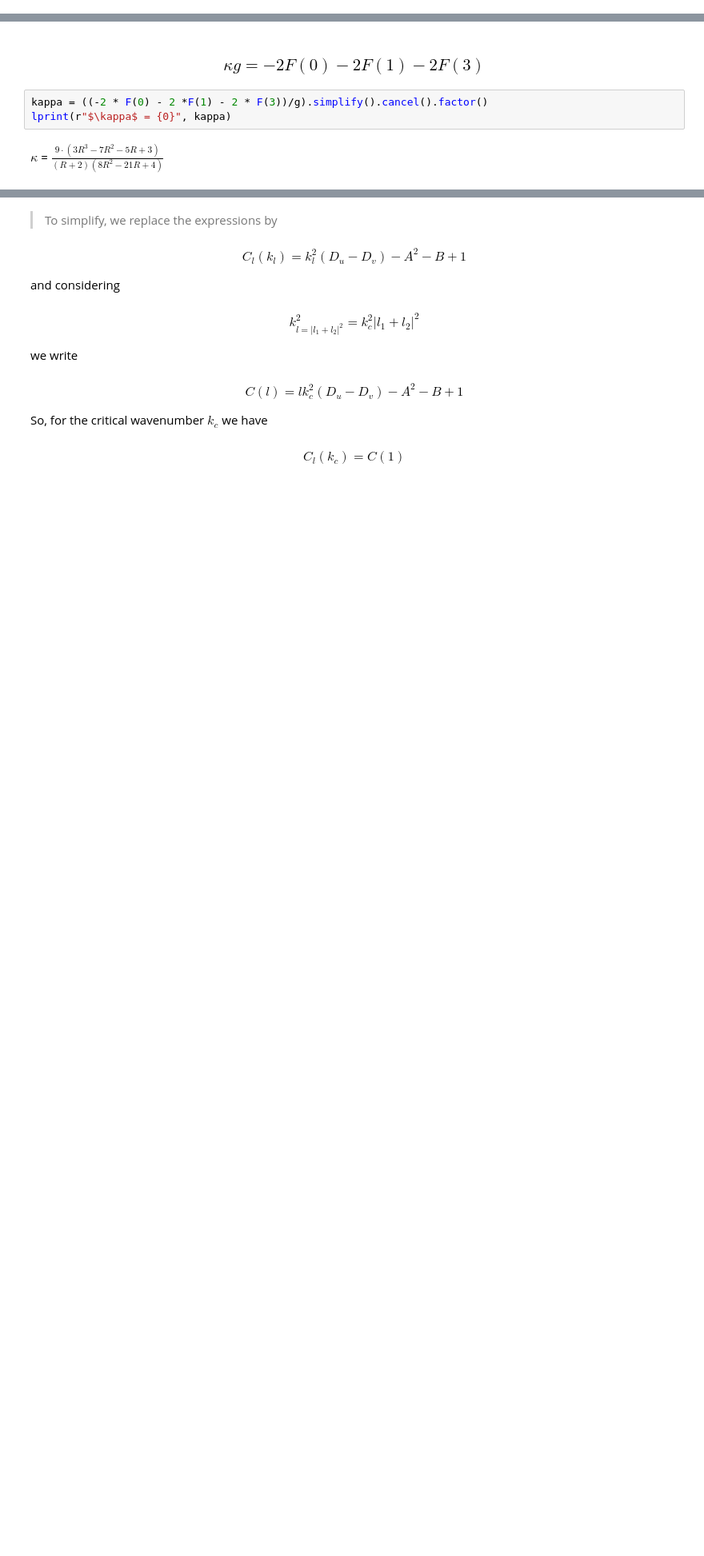
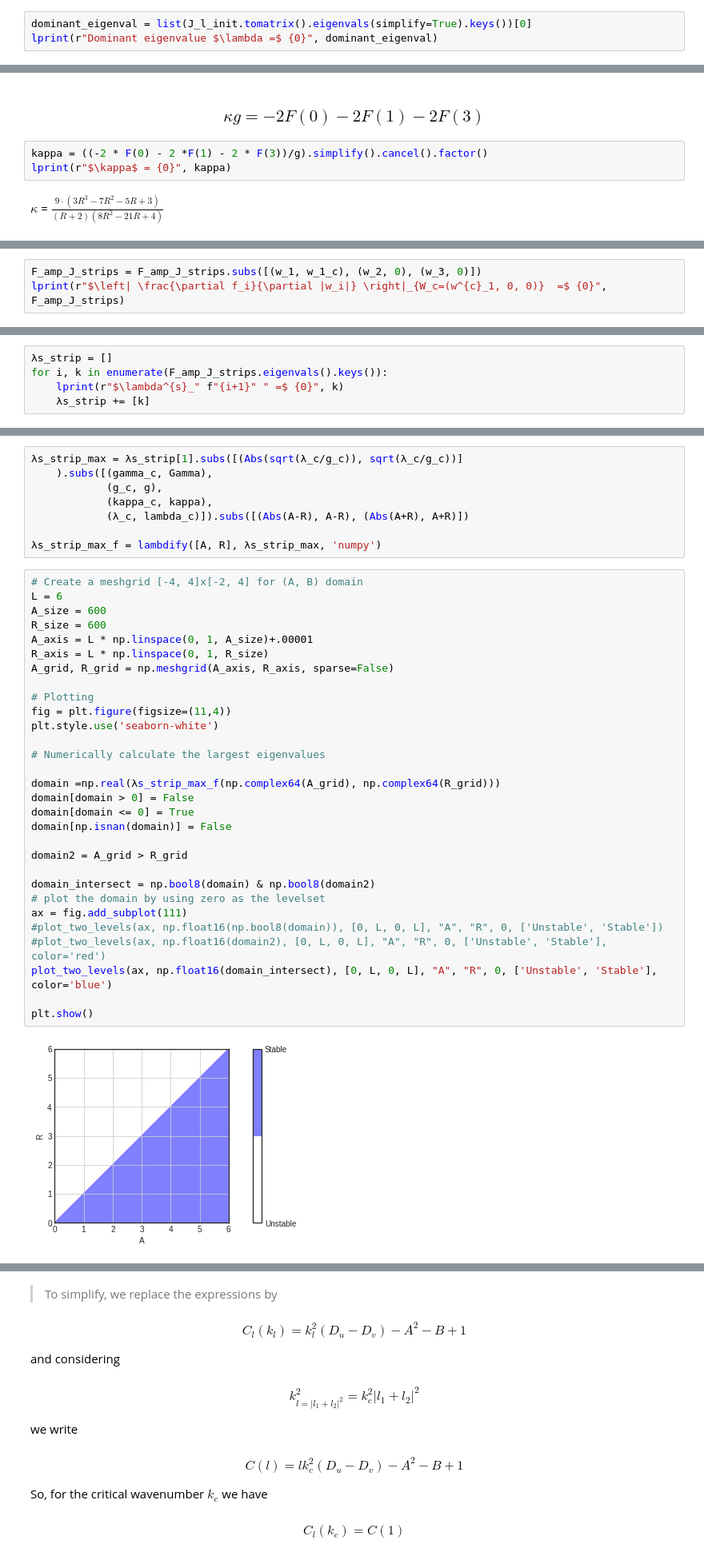
Before and after one commit to rpazuki/morpho_repo, a Jupyter notebook: amplitude_method/Amplitude_method_Brusselator_model.ipynb, the cells around one changed output, grey strips where cells are left out. Shown at 80% size. Saved outputs shown, nothing was run; the diff lists cells and outputs as text; blank space fills up the shorter version.

```diff
--- a/amplitude_method/Amplitude_method_Brusselator_model.ipynb
+++ b/amplitude_method/Amplitude_method_Brusselator_model.ipynb
@@ -478,0 +486,3 @@ $\displaystyle 1$
+# %%
+dominant_eigenval = list(J_l_init.tomatrix().eigenvals(simplify=True).keys())[0]
+lprint(r"Dominant eigenvalue $\lambda =$ {0}", dominant_eigenval)
@@ -601,0 +665,3 @@ $- g_{c} w^{c}_{3} \left(\kappa_{c} \left(\left(w^{c}_{1}\right)^{2} + \left(w^{
+# %%
+F_amp_J_strips = F_amp_J_strips.subs([(w_1, w_1_c), (w_2, 0), (w_3, 0)])
+lprint(r"$\left| \frac{\partial f_i}{\partial |w_i|} \right|_{W_c=(w^{c}_1, 0, 0)}  =$ {0}",  F_amp_J_strips)
@@ -601,0 +670,5 @@ $- g_{c} w^{c}_{3} \left(\kappa_{c} \left(\left(w^{c}_{1}\right)^{2} + \left(w^{
+# %%
+λs_strip = []
+for i, k in enumerate(F_amp_J_strips.eigenvals().keys()):
+    lprint(r"$\lambda^{s}_" f"{i+1}" " =$ {0}", k)
+    λs_strip += [k]
@@ -602,3 +689,43 @@ $- g_{c} w^{c}_{3} \left(\kappa_{c} \left(\left(w^{c}_{1}\right)^{2} + \left(w^{
+# %%
+λs_strip_max = λs_strip[1].subs([(Abs(sqrt(λ_c/g_c)), sqrt(λ_c/g_c))]
+    ).subs([(gamma_c, Gamma),
+            (g_c, g),
+            (kappa_c, kappa),
+            (λ_c, lambda_c)]).subs([(Abs(A-R), A-R), (Abs(A+R), A+R)])
+
+λs_strip_max_f = lambdify([A, R], λs_strip_max, 'numpy')
+# %%
+# Create a meshgrid [-4, 4]x[-2, 4] for (A, B) domain
+L = 6
+A_size = 600
+R_size = 600
+A_axis = L * np.linspace(0, 1, A_size)+.00001
+R_axis = L * np.linspace(0, 1, R_size)
+A_grid, R_grid = np.meshgrid(A_axis, R_axis, sparse=False)
+
+# Plotting
+fig = plt.figure(figsize=(11,4))
+plt.style.use('seaborn-white')
+
+# Numerically calculate the largest eigenvalues
+
+domain =np.real(λs_strip_max_f(np.complex64(A_grid), np.complex64(R_grid)))
+domain[domain > 0] = False
+domain[domain <= 0] = True
+domain[np.isnan(domain)] = False
+
+domain2 = A_grid > R_grid
+
+domain_intersect = np.bool8(domain) & np.bool8(domain2)
+# plot the domain by using zero as the levelset
+ax = fig.add_subplot(111)
+#plot_two_levels(ax, np.float16(np.bool8(domain)), [0, L, 0, L], "A", "R", 0, ['Unstable', 'Stable'])
+#plot_two_levels(ax, np.float16(domain2), [0, L, 0, L], "A", "R", 0, ['Unstable', 'Stable'], color='red')
+plot_two_levels(ax, np.float16(domain_intersect), [0, L, 0, L], "A", "R", 0, ['Unstable', 'Stable'], color='blue')
+
+plt.show()
+# %% [output]
+[figure, added]
 # %%
 sols = solve([eq_1, eq_2, eq_3], [w_1_c, w_2_c, w_3_c])
 lprint("{0}", sols)
```
Also changed, not shown: parts of 60 cells of this notebook, 4 other files.
